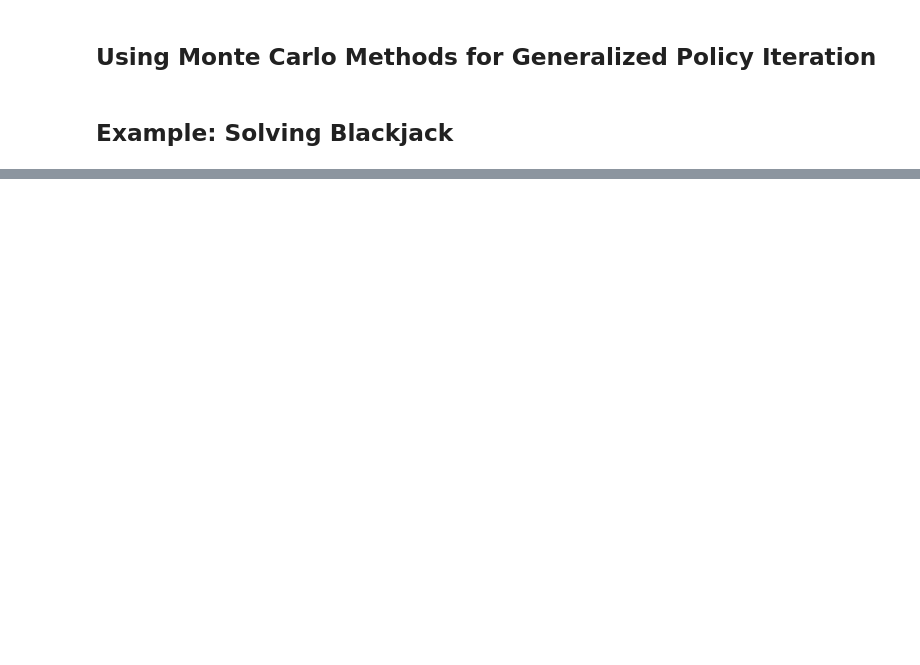
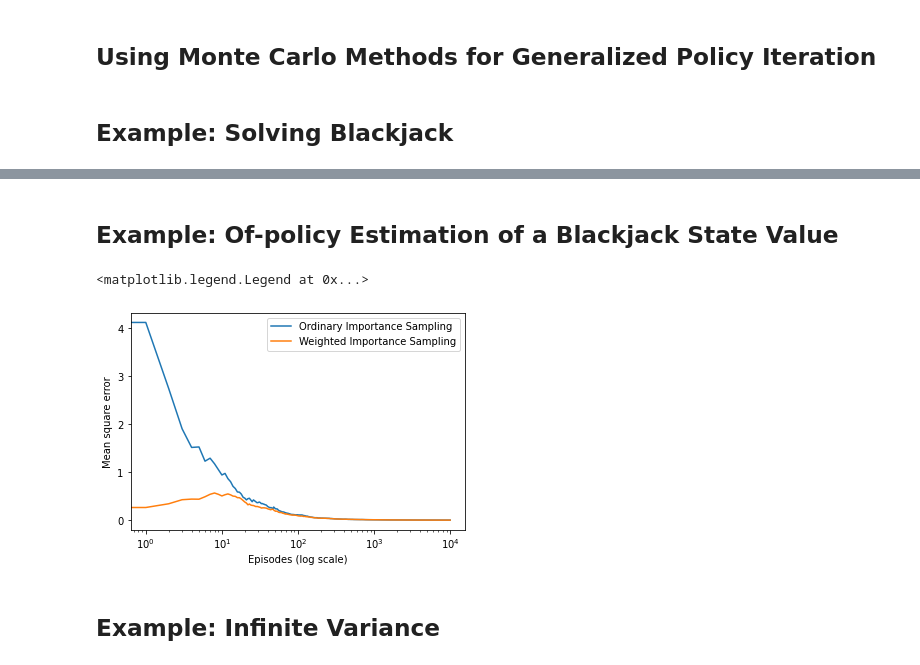
Before and after one commit to wakamori/study-rl, a Jupyter notebook: 05_Monte-Carlo-Methods.ipynb, the cells around one changed output, grey strips where cells are left out. Drawn from its saved outputs; the diff is of its cells as text; code cells hidden in the pictures; blank space fills up the shorter version.

```diff
--- a/05_Monte-Carlo-Methods.ipynb
+++ b/05_Monte-Carlo-Methods.ipynb
@@ -343,0 +418,27 @@ for image, title, axis in zip(images, titles, axes):
+# %% [markdown]
+## Example: Of-policy Estimation of a Blackjack State Value
+# %%
+true_value = -0.27726
+episodes = 10000
+runs = 100
+error_ordinary = np.zeros(episodes)
+error_weighted = np.zeros(episodes)
+for i in tqdm(range(0, runs)):
+    ordinary_sampling_, weighted_sampling_ = monte_carlo_off_policy(episodes)
+    # get the squared error
+    error_ordinary += np.power(ordinary_sampling_ - true_value, 2)
+    error_weighted += np.power(weighted_sampling_ - true_value, 2)
+error_ordinary /= runs
+error_weighted /= runs
+
+plt.plot(error_ordinary, label='Ordinary Importance Sampling')
+plt.plot(error_weighted, label='Weighted Importance Sampling')
+plt.xlabel('Episodes (log scale)')
+plt.ylabel('Mean square error')
+plt.xscale('log')
+plt.legend()
+# %% [output]
+<matplotlib.legend.Legend at 0x...>
+[figure, added]
+# %% [markdown]
+## Example: Infinite Variance
```
Also changed, not shown: parts of 10 cells of this notebook.
